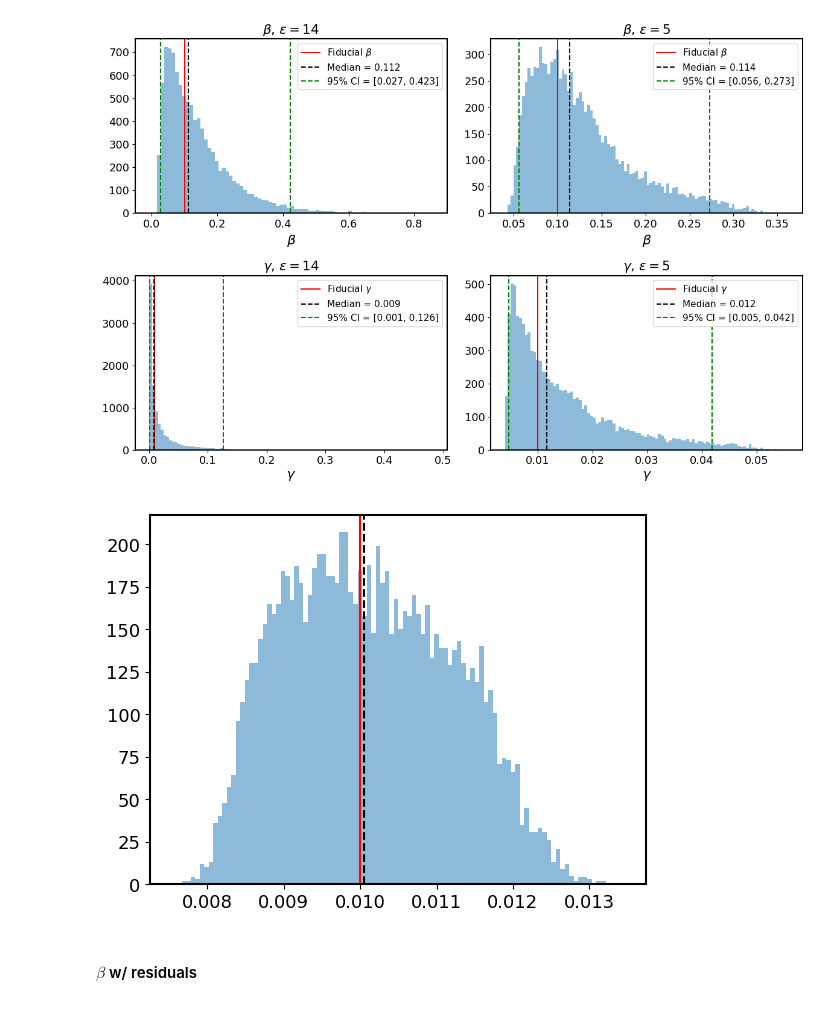
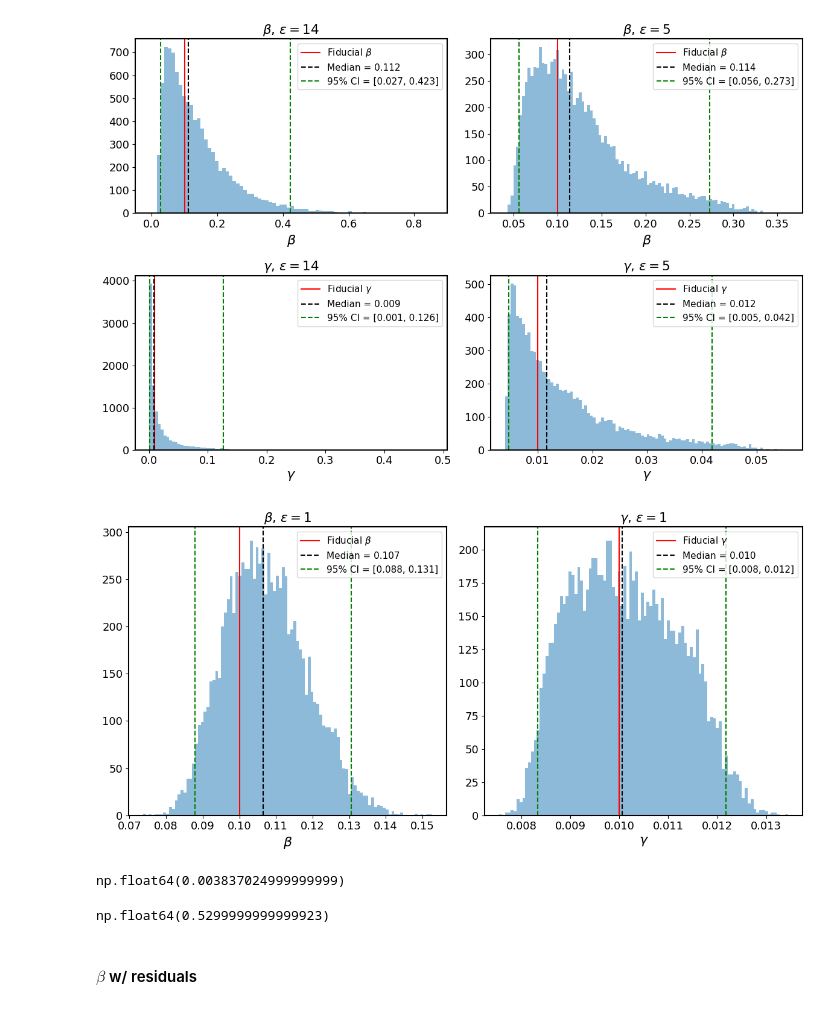
Before and after one commit to Berto70/abc_sir, a Jupyter notebook: py_code/abc_test.ipynb, the cells around one changed output. Cells and saved outputs as stored; diff of their text form; code cells hidden in the pictures.

Commit message:
more plots

```diff
--- a/py_code/abc_test.ipynb
+++ b/py_code/abc_test.ipynb
@@ -224,13 +225,47 @@ anim = animation.FuncAnimation(fig, update, frames=len(data_list),
 # Save as GIF
 anim.save(path + 'abc_evolution.gif', writer='pillow')
 plt.close()
-# %%
-plt.hist(data_01['gamma'][data_01['flag']==1], bins=100, alpha=0.5, color='tab:blue')
-plt.axvline(0.01, color='red', label=r'Fiducial $\gamma$')
-plt.axvline(data_01['gamma'][data_01['flag']==1].median(), color='black', linestyle='dashed', label='Median')
-plt.show()
-# %% [output]
-[figure, removed]
+# %%
+beta_01_CI = data_01['beta'][data_01['flag']==1].quantile([0.025, 0.975])
+gamma_01_CI = data_01['gamma'][data_01['flag']==1].quantile([0.025, 0.975])
+data_01 = data_01[data_01['flag']==1]
+# %%
+eps_list = [20, 18, 16, 14, 10, 6, 5, 3, 2, 1]
+# x_ticks_pos = np.linspace(20, 0, len(eps_list))
+x_ticks_pos = [20, 18, 16, 14, 10, 6, 5, 3, 2, 1]
+fig, ax = plt.subplots(1,2, figsize=(12, 6))
+
+ax[0].hist(data_01['beta'], bins=100, alpha=0.5, color='tab:blue')
+ax[0].axvline(0.1, color='red', label=r'Fiducial $\beta$')
+ax[0].axvline(data_01['beta'].median(), color='black', linestyle='dashed', label=f'Median = {data_01["beta"].median():.3f}')
+ax[0].axvline(beta_01_CI[0.025], color='green', linestyle='dashed', label=f'95% CI = [{beta_01_CI[0.025]:.3f}, {beta_01_CI[0.975]:.3f}]')
+ax[0].axvline(beta_01_CI[0.975], color='green', linestyle='dashed')
+ax[0].set_xlabel(r'$\beta$')
+ax[0].legend(loc='upper right', fontsize=11)
+ax[0].set_title(r'$\beta$, $\epsilon=1$')
+# ax[0].set_xlim(-0.05, 0.9)
+
+ax[1].hist(data_01['gamma'], bins=100, alpha=0.5, color='tab:blue')
+ax[1].axvline(0.01, color='red', label=r'Fiducial $\gamma$')
+ax[1].axvline(data_01['gamma'].median(), color='black', linestyle='dashed', label=f'Median = {data_01["gamma"].median():.3f}')
+ax[1].axvline(gamma_01_CI[0.025], color='green', linestyle='dashed', label=f'95% CI = [{gamma_01_CI[0.025]:.3f}, {gamma_01_CI[0.975]:.3f}]')
+ax[1].axvline(gamma_01_CI[0.975], color='green', linestyle='dashed')
+ax[1].set_xlabel(r'$\gamma$')
+ax[1].legend(loc='upper right', fontsize=11)
+ax[1].set_title(r'$\gamma$, $\epsilon=1$')
+# ax[1].set_xlim(-0.05, 0.9)
+plt.tight_layout()
+# %% [output]
+[figure, added]
+# %%
+beta_01_CI[0.975] - beta_01_CI[0.025]
+gamma_01_CI[0.975] - gamma_01_CI[0.025]
+# %% [output]
+np.float64(0.003837024999999999)
+# %%
+err_gamma[-1]
+# %% [output]
+np.float64(0.5299999999999923)
 # %% [markdown]
 #### $\beta$ w/ residuals
 # %%
```
Also changed, not shown: parts of 1 cell of this notebook.
